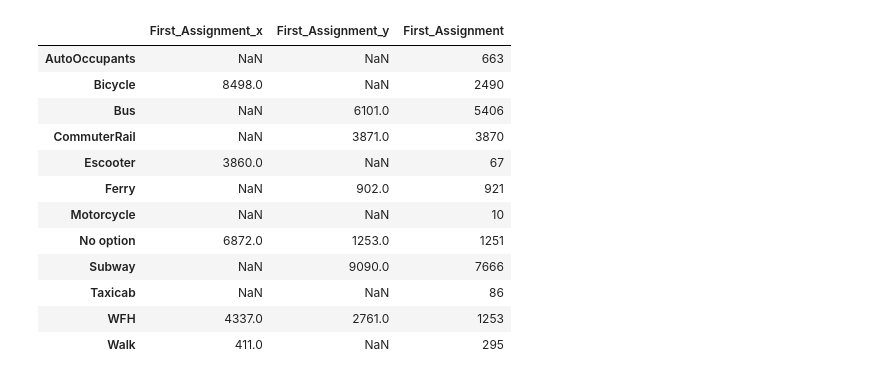
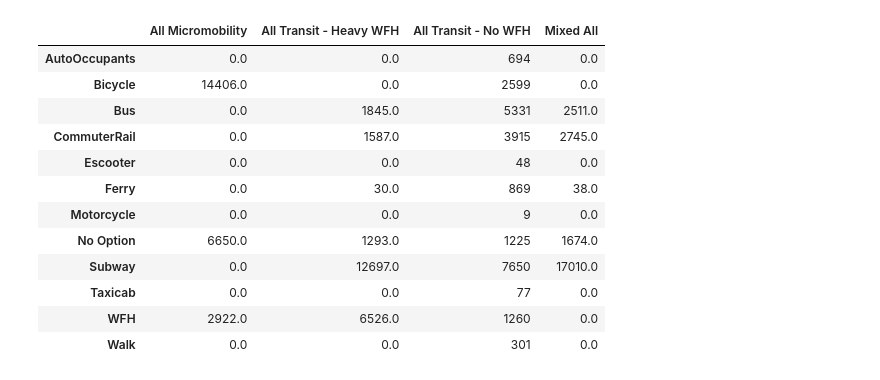
Before and after one commit to BNewborn/mobility-electrification, a Jupyter notebook: 05_Commuter_Electric_Pipeline/Make_Objects_For_Dashboarding.ipynb, the cells around one changed output. Saved outputs shown, nothing was run; the diff lists cells and outputs as text; code cells hidden in the pictures.

```diff
--- a/05_Commuter_Electric_Pipeline/Make_Objects_For_Dashboarding.ipynb
+++ b/05_Commuter_Electric_Pipeline/Make_Objects_For_Dashboarding.ipynb
@@ -21,5 +46,8 @@ ipums_df_19 = ipums_df_19[ipums_df_19['YEAR']==2019].reset_index(drop=True).copy
 # %%
-commuter_model_alltransit = CommuterModel(ipums_df=ipums_df_19.copy())
+commuter_model_alltransit_no_wfh = CommuterModel(ipums_df=ipums_df_19.copy())
+commuter_model_alltransit_heavy_wfh = CommuterModel(ipums_df=ipums_df_19.copy())
+
+
 commuter_model_allmicro = CommuterModel(ipums_df=ipums_df_19.copy())
 commuter_model_mix = CommuterModel(ipums_df=ipums_df_19.copy())
 # %%
@@ -186,7 +315,7 @@ commuter_model_allmicro.ipums_df['FLAG_WALK'] = commuter_model_allmicro.walking_
 
 ## E-Bike
 commuter_model_allmicro.ipums_df['FLAG_EBIKE']=commuter_model_allmicro.ebike_flag_binary(
-                                        max_age=70
+                                        max_age=100
                                         ,max_distance = 24
                                         ,male_pct = 100
                                         ,female_pct = 100
@@ -199,19 +328,11 @@ commuter_model_allmicro.ipums_df['FLAG_EBIKE']=commuter_model_allmicro.ebike_fla
 commuter_model_allmicro.ipums_df["FLAG_WFH"] = commuter_model_allmicro.wfh_flag_binary(
                                             wfh_dampener=1
                                                 )
+### Assign transit mode hierarchically
+commuter_model_allmicro.ipums_df['First_Assignment'] = commuter_model_allmicro.AssignTransModesWaterfall(
+                                                    ["FLAG_EBIKE","FLAG_ESCOOTER","FLAG_WALK","FLAG_WFH"]
+                                                                                )
 
-commuter_model_allmicro.ipums_df['First_Assignment'] = commuter_model_allmicro.RandAssignNoOption(
-                                                                commuter_model_allmicro.ipums_df['FLAG_AUTO'],
-                                                                commuter_model_allmicro.ipums_df['FLAG_MOTORCYCLE'],
-                                                                commuter_model_allmicro.ipums_df['FLAG_TAXICAB'],
-                                                                commuter_model_allmicro.ipums_df['FLAG_EBUSES'],
-                                                                commuter_model_allmicro.ipums_df['FLAG_SUBWAY'],
-                                                                commuter_model_allmicro.ipums_df['FLAG_COMMUTERRAIL'],
-                                                                commuter_model_allmicro.ipums_df['FLAG_FERRY'],
-                                                                commuter_model_allmicro.ipums_df['FLAG_ESCOOTER'],
-                                                                commuter_model_allmicro.ipums_df['FLAG_WALK'],
-                                                                commuter_model_allmicro.ipums_df['FLAG_EBIKE'],
-                                                                commuter_model_allmicro.ipums_df['FLAG_WFH'])
 commuter_model_allmicro.ipums_df['TransMode'] = commuter_model_allmicro.RandAssignChosenOption(
                                                                 commuter_model_allmicro.ipums_df['First_Assignment'],
                                                                 commuter_model_allmicro.ipums_df['MODE_TRANSP_TO_WORK_HBDMATCH'],
@@ -427,27 +545,35 @@ Name: TransMode, dtype: int64
 # %%
 #### Compare Counts of Flags
 # commuter_model_alltransit.ipums_df['FLAG_AUTO'].sum()
-ct_1 = commuter_model_allmicro.ipums_df['First_Assignment'].value_counts()
+ct_1 = commuter_model_allmicro.ipums_df['First_Assignment'].value_counts(dropna=False)
 
 # commuter_model_alltransit.ipums_df['FLAG_AUTO'].sum()
-ct_2 = commuter_model_alltransit.ipums_df['First_Assignment'].value_counts()
+ct_2 = commuter_model_alltransit_heavy_wfh.ipums_df['First_Assignment'].value_counts(dropna=False)
+
+# commuter_model_alltransit.ipums_df['FLAG_AUTO'].sum()
+ct_4 = commuter_model_alltransit_no_wfh.ipums_df['First_Assignment'].value_counts(dropna=False)
 
 # commuter_model_mix.ipums_df['FLAG_AUTO'].sum()
-ct_3 =commuter_model_mix.ipums_df['First_Assignment'].value_counts()
+ct_3 =commuter_model_mix.ipums_df['First_Assignment'].value_counts(dropna=False)
 
-pd.merge(left=ct_1,right=ct_2,left_index=True,right_index=True,how='outer')\
-.merge(right=ct_3,left_index=True,right_index=True,how='outer')
+compare_cts = pd.merge(left=ct_1,right=ct_2,left_index=True,right_index=True,how='outer')\
+.merge(right=ct_3,left_index=True,right_index=True,how='outer')\
+.merge(right=ct_4,left_index=True,right_index=True,how='outer').fillna(0)
+
+compare_cts.columns = ["All Micromobility","All Transit - Heavy WFH","All Transit - No WFH","Mixed All"]
+compare_cts
+# commuter_model_allmicro.ipums_df['First_Assignment'].value_counts(dropna=False)
 # %% [output]
-|  | First_Assignment_x | First_Assignment_y | First_Assignment |
-| AutoOccupants | NaN | NaN | 663 |
-| Bicycle | 8498.0 | NaN | 2490 |
-| Bus | NaN | 6101.0 | 5406 |
-| CommuterRail | NaN | 3871.0 | 3870 |
-| Escooter | 3860.0 | NaN | 67 |
-| Ferry | NaN | 902.0 | 921 |
-| Motorcycle | NaN | NaN | 10 |
-| No option | 6872.0 | 1253.0 | 1251 |
-| Subway | NaN | 9090.0 | 7666 |
-| Taxicab | NaN | NaN | 86 |
-| WFH | 4337.0 | 2761.0 | 1253 |
-| Walk | 411.0 | NaN | 295 |
+|  | All Micromobility | All Transit - Heavy WFH | All Transit - No WFH | Mixed All |
+| AutoOccupants | 0.0 | 0.0 | 694 | 0.0 |
+| Bicycle | 14406.0 | 0.0 | 2599 | 0.0 |
+| Bus | 0.0 | 1845.0 | 5331 | 2511.0 |
+| CommuterRail | 0.0 | 1587.0 | 3915 | 2745.0 |
+| Escooter | 0.0 | 0.0 | 48 | 0.0 |
+| Ferry | 0.0 | 30.0 | 869 | 38.0 |
+| Motorcycle | 0.0 | 0.0 | 9 | 0.0 |
+| No Option | 6650.0 | 1293.0 | 1225 | 1674.0 |
+| Subway | 0.0 | 12697.0 | 7650 | 17010.0 |
+| Taxicab | 0.0 | 0.0 | 77 | 0.0 |
+| WFH | 2922.0 | 6526.0 | 1260 | 0.0 |
+| Walk | 0.0 | 0.0 | 301 | 0.0 |
```
Also changed, not shown: parts of 31 cells of this notebook, 4 other files.
